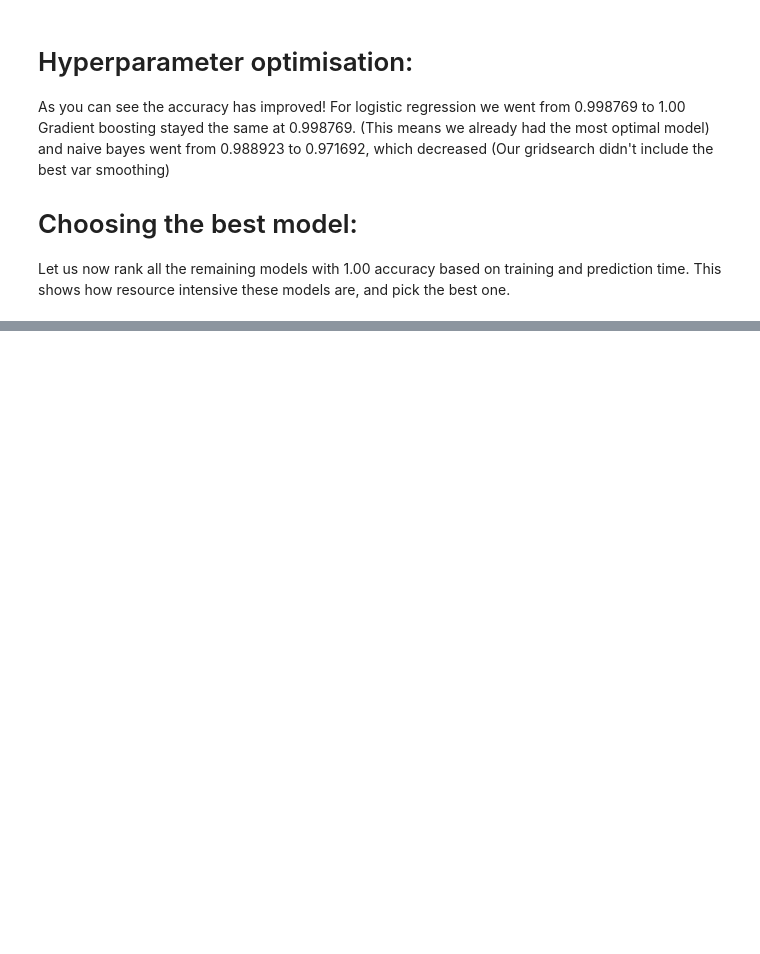
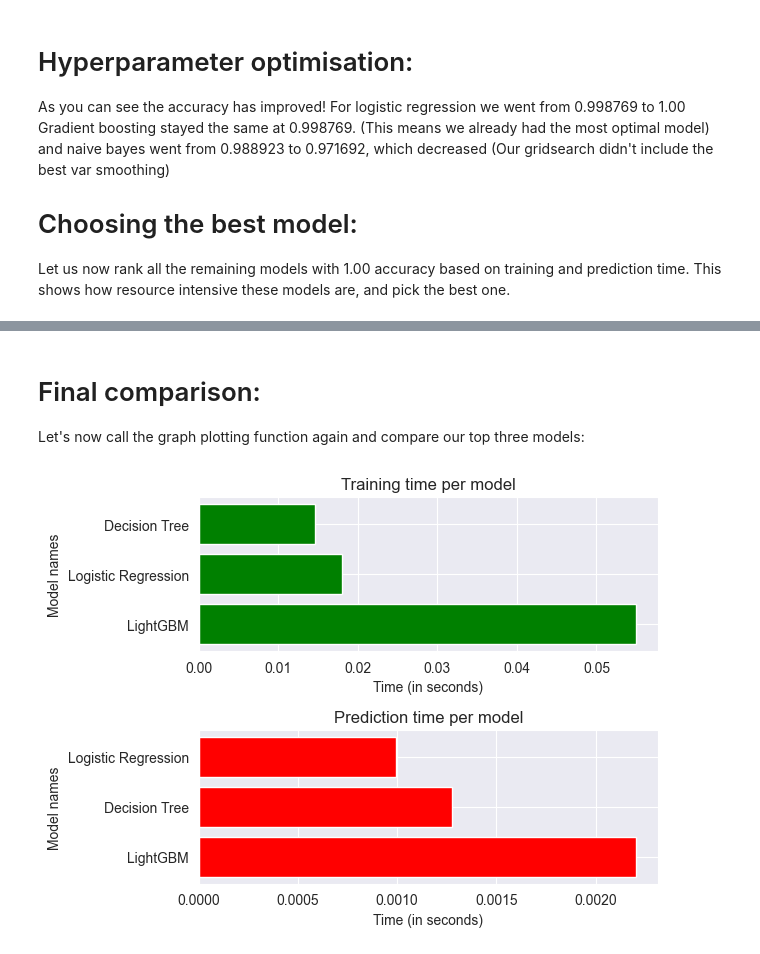
Before and after one commit to aleksiyasolovyova-arch/ML-lifecycle-mushroom, a Jupyter notebook: ML_Lifecycle_Step3_Models.ipynb, the cells around one changed output, grey strips where cells are left out. Saved outputs shown, nothing was run; the diff lists cells and outputs as text; code cells hidden in the pictures; blank space fills up the shorter version.

```diff
--- a/ML_Lifecycle_Step3_Models.ipynb
+++ b/ML_Lifecycle_Step3_Models.ipynb
@@ -206,0 +273,7 @@ Let us now rank all the remaining models with 1.00 accuracy based on training an
+# %% [markdown]
+# Final comparison:
+Let's now call the graph plotting function again and compare our top three models:
+# %%
+plot_models(new_results)
+# %% [output]
+[figure, added]
```
Also changed, not shown: parts of 5 cells of this notebook.
